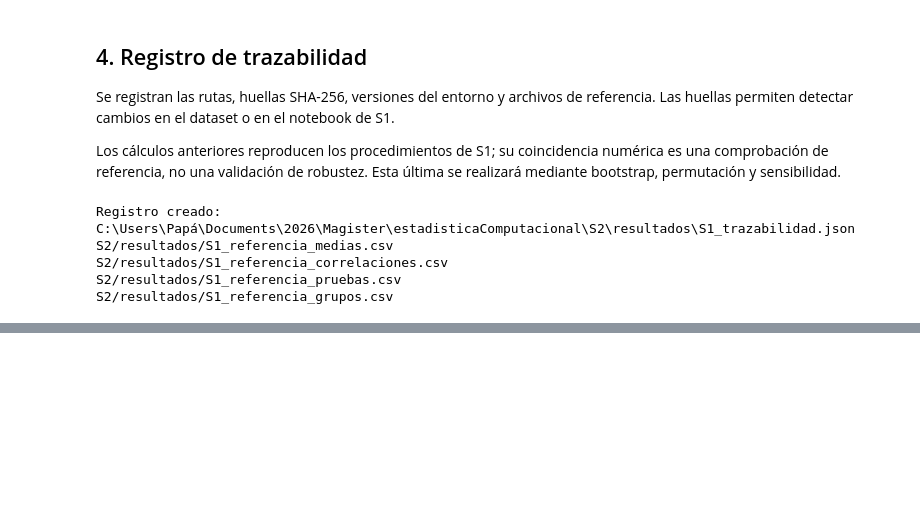
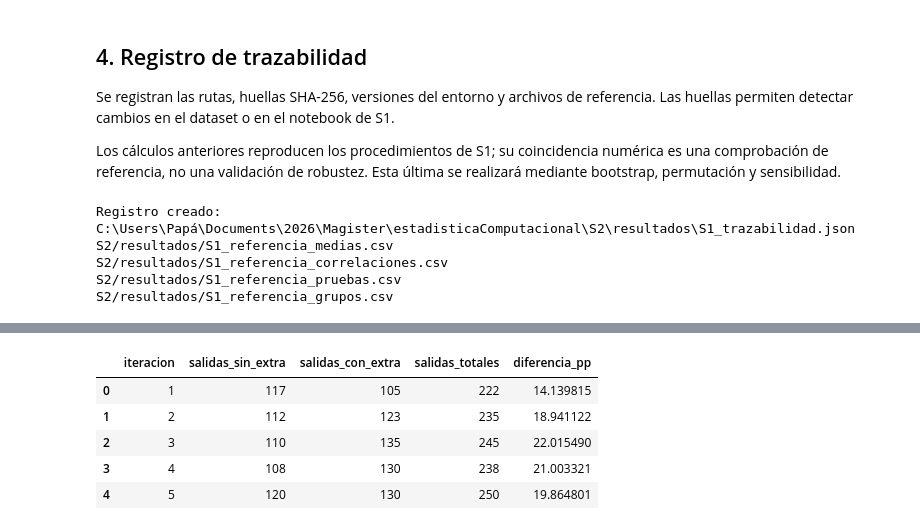
Before and after one commit to hernansaavedrag/estadisticaComputacional, a Jupyter notebook: S2/notebooks/S2_Hernan_Base_MonteCarlo.ipynb, the cells around one changed output, grey strips where cells are left out. Drawn from its saved outputs; the diff is of its cells as text; code cells hidden in the pictures; blank space fills up the shorter version.

```diff
--- a/S2/notebooks/S2_Hernan_Base_MonteCarlo.ipynb
+++ b/S2/notebooks/S2_Hernan_Base_MonteCarlo.ipynb
@@ -446,0 +467,72 @@ S2/resultados/S1_referencia_grupos.csv
+# %%
+# Leer las entradas exportadas desde nuestros resultados de S1.
+entradas_mc = pd.read_csv(
+    carpeta_resultados / "S1_referencia_grupos.csv",
+    encoding="utf-8-sig",
+    float_precision="round_trip"
+).set_index("OverTime")
+
+n_sin_extra = int(entradas_mc.loc["No", "n"])
+n_con_extra = int(entradas_mc.loc["Yes", "n"])
+
+p_sin_extra = float(entradas_mc.loc["No", "proporcion_salida"])
+p_con_extra = float(entradas_mc.loc["Yes", "proporcion_salida"])
+
+# Generador exclusivo para este procedimiento.
+rng_mc = np.random.default_rng(
+    np.random.SeedSequence([SEMILLA, 1])
+)
+
+salidas_sin_extra = rng_mc.binomial(
+    n=n_sin_extra,
+    p=p_sin_extra,
+    size=N_ITERACIONES
+)
+
+salidas_con_extra = rng_mc.binomial(
+    n=n_con_extra,
+    p=p_con_extra,
+    size=N_ITERACIONES
+)
+
+simulaciones_mc = pd.DataFrame({
+    "iteracion": np.arange(1, N_ITERACIONES + 1),
+    "salidas_sin_extra": salidas_sin_extra,
+    "salidas_con_extra": salidas_con_extra
+})
+
+simulaciones_mc["salidas_totales"] = (
+    simulaciones_mc["salidas_sin_extra"]
+    + simulaciones_mc["salidas_con_extra"]
+)
+
+# Comparar porcentajes porque los grupos tienen tamaños diferentes.
+simulaciones_mc["diferencia_pp"] = 100 * (
+    simulaciones_mc["salidas_con_extra"] / n_con_extra
+    - simulaciones_mc["salidas_sin_extra"] / n_sin_extra
+)
+
+esperanza_total = (
+    n_sin_extra * p_sin_extra
+    + n_con_extra * p_con_extra
+)
+
+diferencia_teorica_pp = 100 * (p_con_extra - p_sin_extra)
+
+print("Iteraciones:", len(simulaciones_mc))
+print(f"Salidas totales esperadas por el modelo: {esperanza_total:.2f}")
+print(
+    "Promedio de salidas totales simuladas:",
+    f"{simulaciones_mc['salidas_totales'].mean():.2f}"
+)
+print(
+    "Diferencia de proporciones usada como entrada:",
+    f"{diferencia_teorica_pp:.2f} puntos porcentuales"
+)
+print(
+    "Diferencia promedio simulada:",
+    f"{simulaciones_mc['diferencia_pp'].mean():.2f} puntos porcentuales"
+)
+
+display(simulaciones_mc.head())
+# %% [output]
@@ -446,0 +544,6 @@ S2/resultados/S1_referencia_grupos.csv
+|  | iteracion | salidas_sin_extra | salidas_con_extra | salidas_totales | diferencia_pp |
+| 0 | 1 | 117 | 105 | 222 | 14.139815 |
+| 1 | 2 | 112 | 123 | 235 | 18.941122 |
+| 2 | 3 | 110 | 135 | 245 | 22.015490 |
+| 3 | 4 | 108 | 130 | 238 | 21.003321 |
+| 4 | 5 | 120 | 130 | 250 | 19.864801 |
```
Also changed, not shown: parts of 9 cells of this notebook, 5 other files.
